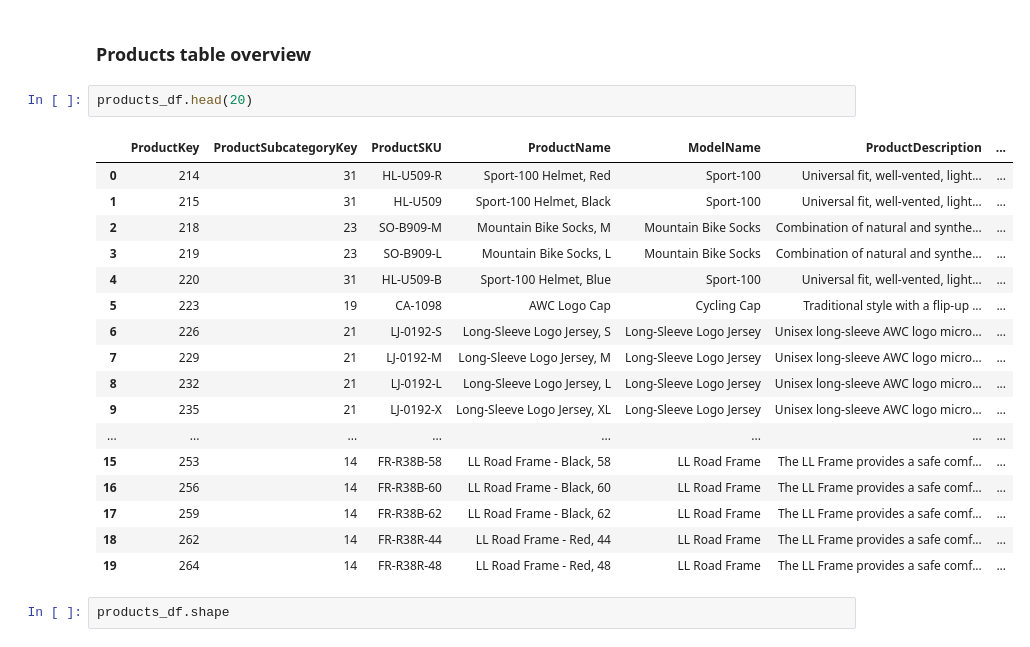
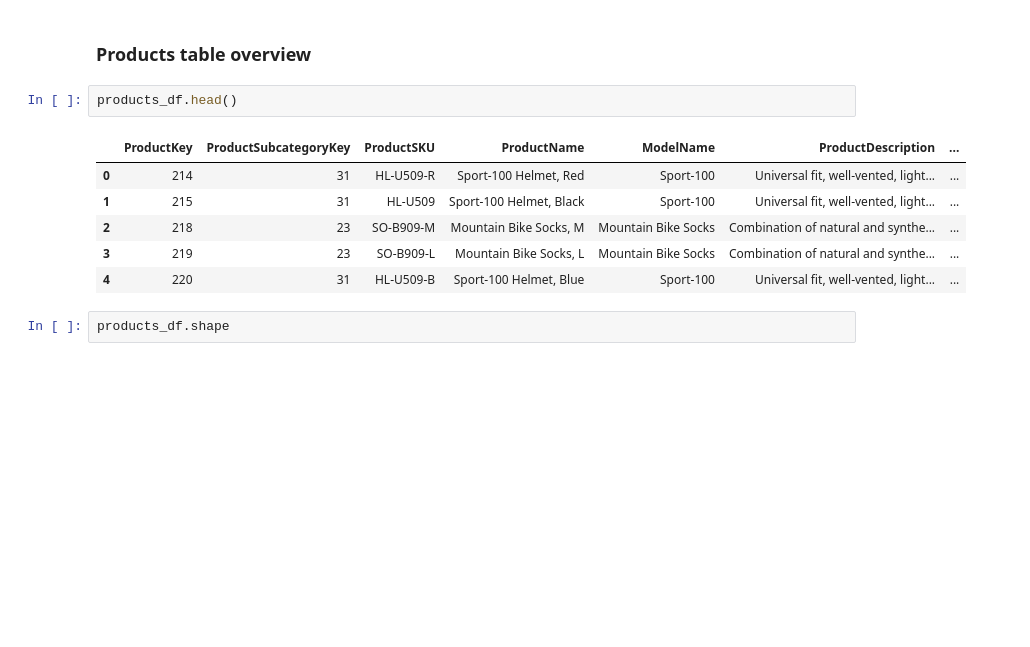
Before and after one commit to RaghunandhanG/DG-Task, a Jupyter notebook: demo.ipynb, the cells around one changed output. Saved outputs shown, nothing was run; the diff lists cells and outputs as text; blank space fills up the shorter version.

```diff
--- a/demo.ipynb
+++ b/demo.ipynb
@@ -140,25 +146,14 @@ No of customers with no own house : 5888
 # %% [markdown]
 ### Products table overview
 # %%
-products_df.head(20)
+products_df.head()
 # %% [output]
 |  | ProductKey | ProductSubcategoryKey | ProductSKU | ProductName | ModelName | ProductDescription | ... |
 | 0 | 214 | 31 | HL-U509-R | Sport-100 Helmet, Red | Sport-100 | Universal fit, well-vented, light... | ... |
 | 1 | 215 | 31 | HL-U509 | Sport-100 Helmet, Black | Sport-100 | Universal fit, well-vented, light... | ... |
 | 2 | 218 | 23 | SO-B909-M | Mountain Bike Socks, M | Mountain Bike Socks | Combination of natural and synthe... | ... |
 | 3 | 219 | 23 | SO-B909-L | Mountain Bike Socks, L | Mountain Bike Socks | Combination of natural and synthe... | ... |
 | 4 | 220 | 31 | HL-U509-B | Sport-100 Helmet, Blue | Sport-100 | Universal fit, well-vented, light... | ... |
-| 5 | 223 | 19 | CA-1098 | AWC Logo Cap | Cycling Cap | Traditional style with a flip-up ... | ... |
-| 6 | 226 | 21 | LJ-0192-S | Long-Sleeve Logo Jersey, S | Long-Sleeve Logo Jersey | Unisex long-sleeve AWC logo micro... | ... |
-| 7 | 229 | 21 | LJ-0192-M | Long-Sleeve Logo Jersey, M | Long-Sleeve Logo Jersey | Unisex long-sleeve AWC logo micro... | ... |
-| 8 | 232 | 21 | LJ-0192-L | Long-Sleeve Logo Jersey, L | Long-Sleeve Logo Jersey | Unisex long-sleeve AWC logo micro... | ... |
-| 9 | 235 | 21 | LJ-0192-X | Long-Sleeve Logo Jersey, XL | Long-Sleeve Logo Jersey | Unisex long-sleeve AWC logo micro... | ... |
-| ... | ... | ... | ... | ... | ... | ... | ... |
-| 15 | 253 | 14 | FR-R38B-58 | LL Road Frame - Black, 58 | LL Road Frame | The LL Frame provides a safe comf... | ... |
-| 16 | 256 | 14 | FR-R38B-60 | LL Road Frame - Black, 60 | LL Road Frame | The LL Frame provides a safe comf... | ... |
-| 17 | 259 | 14 | FR-R38B-62 | LL Road Frame - Black, 62 | LL Road Frame | The LL Frame provides a safe comf... | ... |
-| 18 | 262 | 14 | FR-R38R-44 | LL Road Frame - Red, 44 | LL Road Frame | The LL Frame provides a safe comf... | ... |
-| 19 | 264 | 14 | FR-R38R-48 | LL Road Frame - Red, 48 | LL Road Frame | The LL Frame provides a safe comf... | ... |
 # %%
 products_df.shape
 # %% [output]
```
Also changed, not shown: parts of 47 cells of this notebook, 4 other files.
